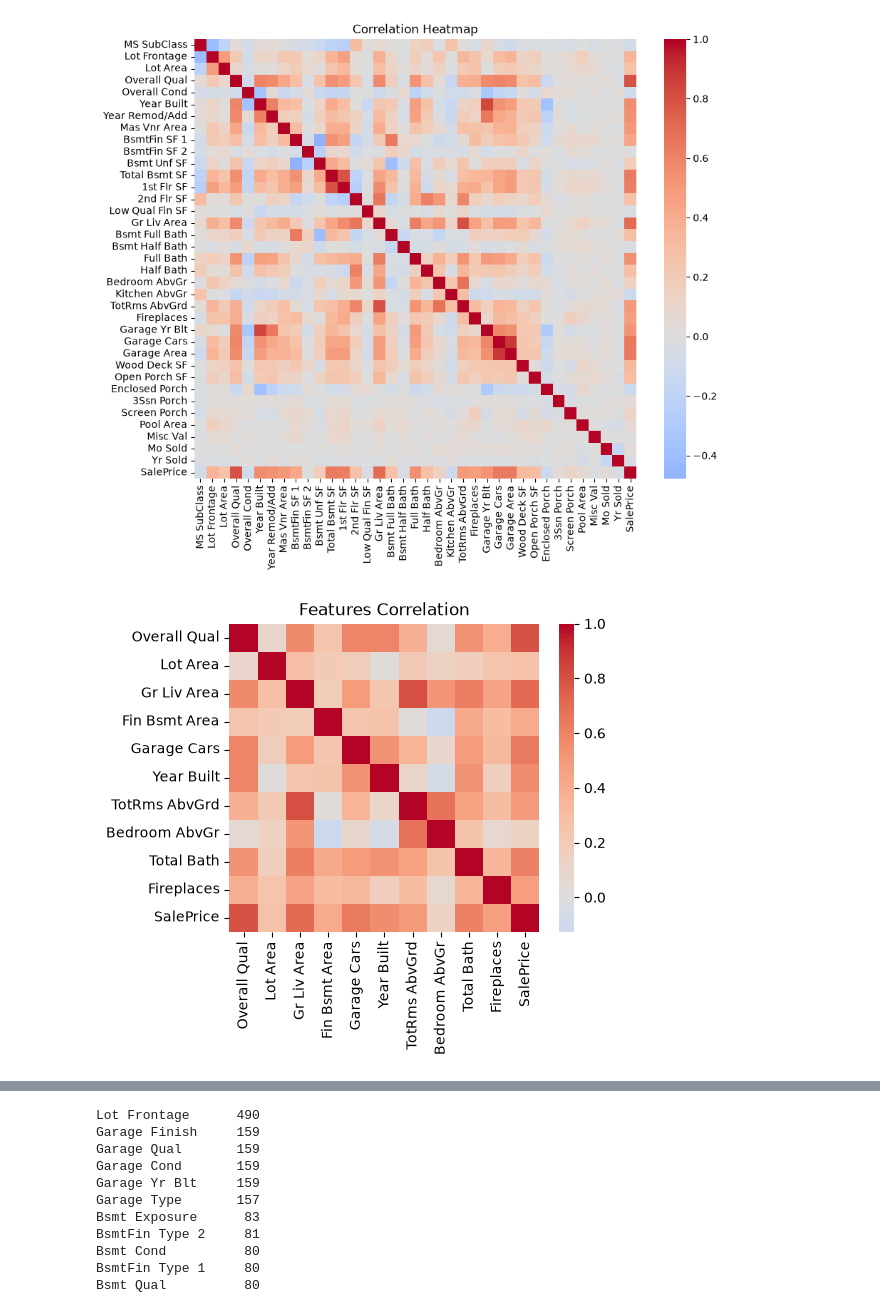
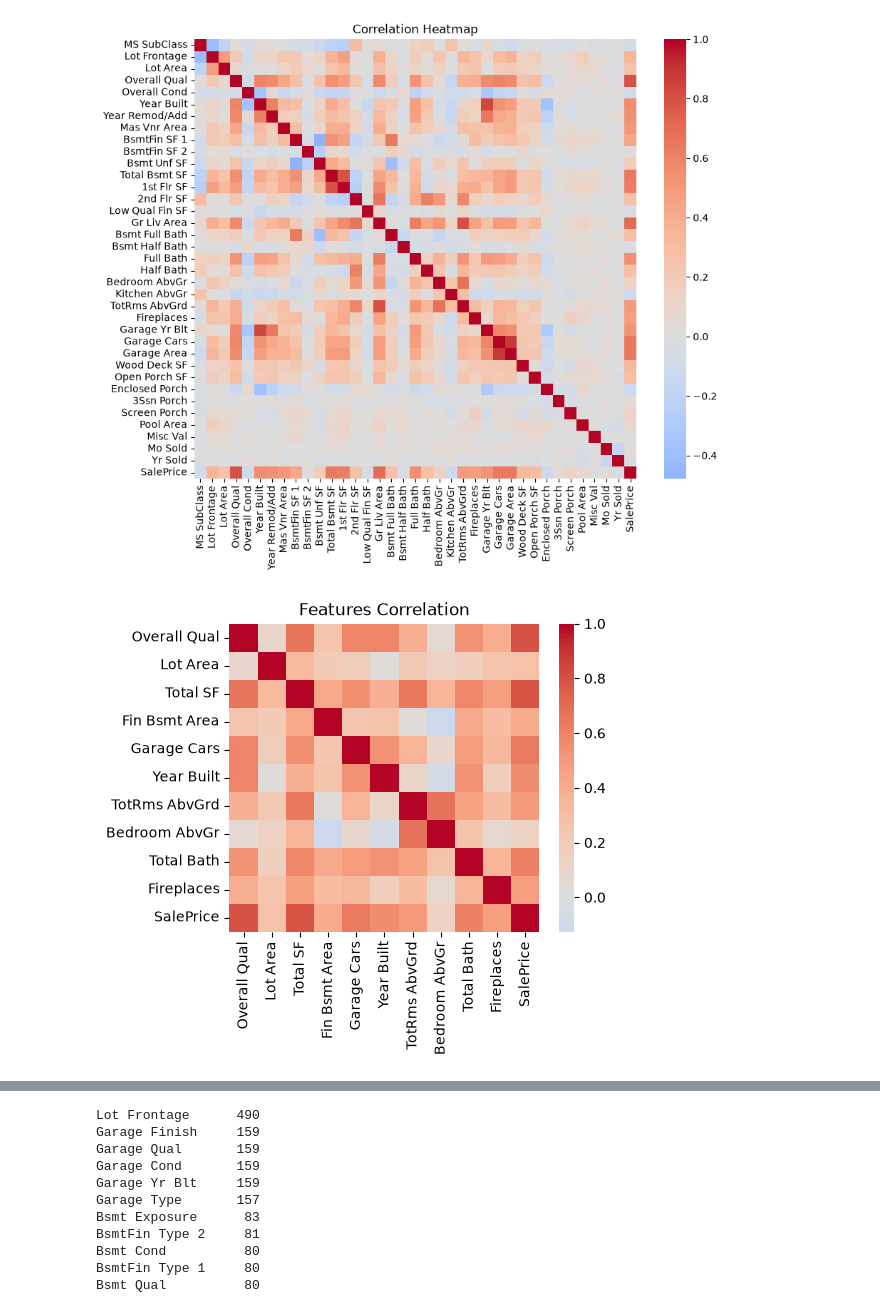
Before and after one commit to JeremiahIsGood/Atlantic-Project, a Jupyter notebook: Ames_data_preprocessing.ipynb, the cells around one changed output, grey strips where cells are left out. Cells and saved outputs as stored; diff of their text form; code cells hidden in the pictures.

```diff
--- a/Ames_data_preprocessing.ipynb
+++ b/Ames_data_preprocessing.ipynb
@@ -140,6 +140,9 @@ class AddFeatures:
 
     def add_total_sf(self):
         self.df['Total SF'] = self.df['1st Flr SF'] + self.df['2nd Flr SF'] + self.df['Total Bsmt SF']
+
+    def add_total_sf_abv_gr(self):
+        self.df['Total SF Abv Gr'] = self.df['1st Flr SF'] + self.df['2nd Flr SF']
 
     def add_finished_sf(self):
         self.df['Finished SF'] = (self.df['1st Flr SF'] +
@@ -160,6 +163,7 @@ class AddFeatures:
 
     def run(self):
         self.add_total_sf()
+        self.add_total_sf_abv_gr()
         self.add_finished_sf()
         self.add_high_quality_sf()
         self.add_finished_bsmt_area()
@@ -167,13 +171,13 @@ class AddFeatures:
         return self.df
 # %%
 feature_engineer = AddFeatures(df_dropped)
-useful_features = ['Overall Qual', 'Lot Area', 'Gr Liv Area', 'Fin Bsmt Area', 'Garage Cars', 'Year Built',
+useful_features = ['Overall Qual', 'Lot Area', 'Total SF', 'Fin Bsmt Area', 'Garage Cars', 'Year Built',
                    'TotRms AbvGrd', 'Bedroom AbvGr', 'Total Bath', 'Fireplaces', 'SalePrice']
 engineered_df = feature_engineer.final_df[useful_features]
 corr_engineered = engineered_df.corr()
 plt.figure(figsize=(5, 4))
 sns.heatmap(corr_engineered, annot=False, center=0, cmap='coolwarm')
 plt.title('Features Correlation')
 plt.show()
 # %% [output]
-[figure, old version]
+[figure, new version]
```
Also changed, not shown: parts of 8 cells of this notebook, 2 other files.
